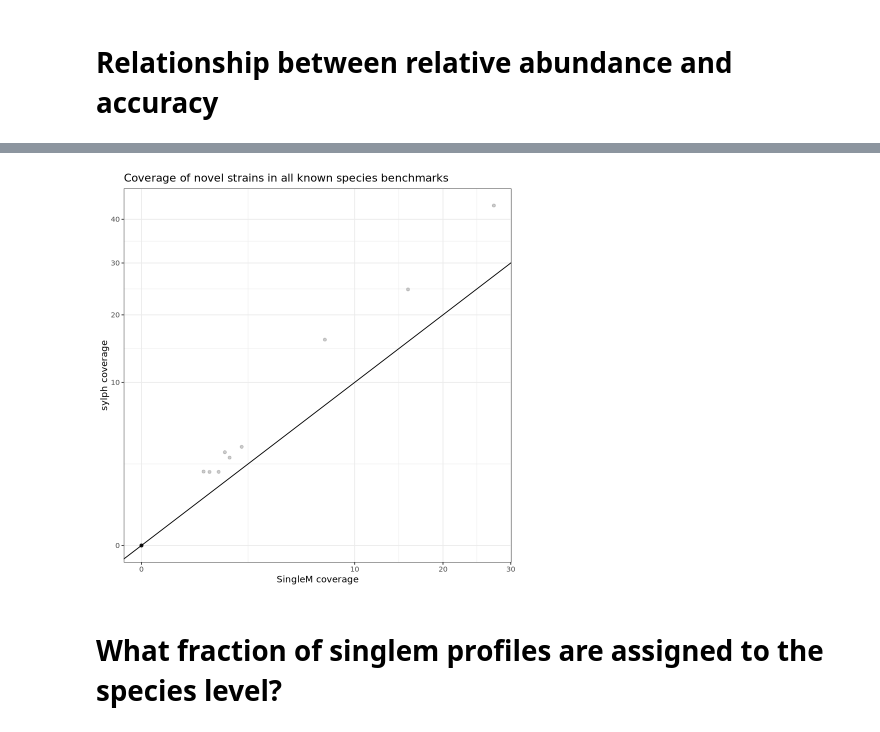
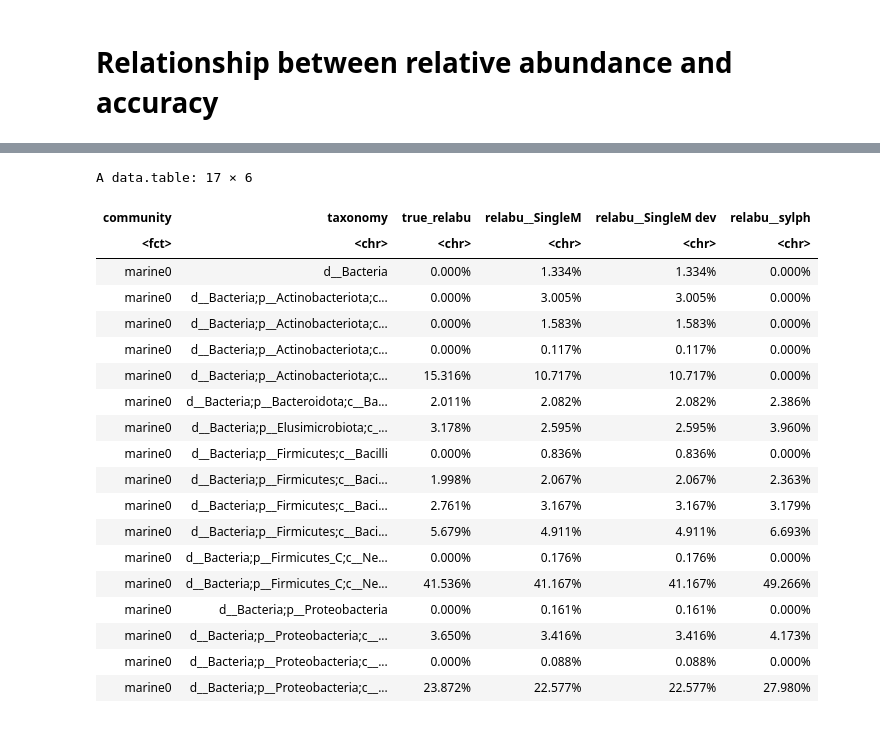
Before and after one commit to timbalam/singlem-benchmarking, a Jupyter notebook: 5_novelty/plot.ipynb, the cells around one changed output, grey strips where cells are left out. Saved outputs shown, nothing was run; the diff lists cells and outputs as text; code cells hidden in the pictures.

```diff
--- a/5_novelty/plot.ipynb
+++ b/5_novelty/plot.ipynb
@@ -163,0 +72,7 @@ ggplot(m[grep('s__', taxonomy)], aes(SingleM, sylph)) +
+# %%
+ra_cols <- grep("^relabu_|_relabu$", names(m), value = TRUE)
+mtmp = m[, which(!grepl("^coverage_|_coverage$", names(m))), with = FALSE]
+mtmp[
+    ,
+    (ra_cols) := lapply(.SD[, ra_cols, with = FALSE], scales::label_percent())
+][]
@@ -164,15 +99,32 @@ ggplot(m[grep('s__', taxonomy)], aes(SingleM, sylph)) +
 # %%
 # How well does genus level rescue some of the missing genomes? First need to remake the table with genus level, annoying since kraken profiles are filled, when the rest aren't.
-m_genus = m[, lapply(.SD, sum), by = list(community, taxonomy = gsub(';s__.*','',taxonomy))]
+mtmp_genus = m[, which(!grepl("^coverage_|_coverage$", names(m))), with = FALSE][
+    ,
+    lapply(.SD, sum),
+    by = list(community, taxonomy = gsub(';s__.*','',taxonomy))
+]
+mtmp_genus[
+    ,
+    (ra_cols) := lapply(.SD[, ra_cols, with = FALSE], scales::label_percent())
+][]
+# %% [output]
+A data.table: 17 × 6
+| community | taxonomy | true_relabu | relabu__SingleM | relabu__SingleM dev | relabu__sylph |
+| <fct> | <chr> | <chr> | <chr> | <chr> | <chr> |
+| marine0 | d__Bacteria | 0.000% | 1.334% | 1.334% | 0.000% |
+| marine0 | d__Bacteria;p__Actinobacteriota;c... | 0.000% | 3.005% | 3.005% | 0.000% |
+| marine0 | d__Bacteria;p__Actinobacteriota;c... | 0.000% | 1.583% | 1.583% | 0.000% |
+| marine0 | d__Bacteria;p__Actinobacteriota;c... | 0.000% | 0.117% | 0.117% | 0.000% |
+| marine0 | d__Bacteria;p__Actinobacteriota;c... | 15.316% | 10.717% | 10.717% | 0.000% |
+| marine0 | d__Bacteria;p__Bacteroidota;c__Ba... | 2.011% | 2.082% | 2.082% | 2.386% |
+| marine0 | d__Bacteria;p__Elusimicrobiota;c_... | 3.178% | 2.595% | 2.595% | 3.960% |
+| marine0 | d__Bacteria;p__Firmicutes;c__Bacilli | 0.000% | 0.836% | 0.836% | 0.000% |
+| marine0 | d__Bacteria;p__Firmicutes;c__Baci... | 1.998% | 2.067% | 2.067% | 2.363% |
+| marine0 | d__Bacteria;p__Firmicutes;c__Baci... | 2.761% | 3.167% | 3.167% | 3.179% |
+| marine0 | d__Bacteria;p__Firmicutes;c__Baci... | 5.679% | 4.911% | 4.911% | 6.693% |
+| marine0 | d__Bacteria;p__Firmicutes_C;c__Ne... | 0.000% | 0.176% | 0.176% | 0.000% |
+| marine0 | d__Bacteria;p__Firmicutes_C;c__Ne... | 41.536% | 41.167% | 41.167% | 49.266% |
+| marine0 | d__Bacteria;p__Proteobacteria | 0.000% | 0.161% | 0.161% | 0.000% |
+| marine0 | d__Bacteria;p__Proteobacteria;c__... | 3.650% | 3.416% | 3.416% | 4.173% |
+| marine0 | d__Bacteria;p__Proteobacteria;c__... | 0.000% | 0.088% | 0.088% | 0.000% |
+| marine0 | d__Bacteria;p__Proteobacteria;c__... | 23.872% | 22.577% | 22.577% | 27.980% |
-# %%
-ggplot(m_genus[grep('g__', taxonomy)], aes(SingleM, sylph)) +
-  geom_point(alpha = 1/5) +
-  labs(x = "SingleM coverage", y = "sylph coverage") +
-  ggtitle('Coverage of novel strains in all known species benchmarks') +
-  geom_abline(intercept=0, slope=1) +
-  scale_x_sqrt() +
-  scale_y_sqrt()
-# %% [output]
-[figure, removed]
-# %% [markdown]
-# What fraction of singlem profiles are assigned to the species level?
```
Also changed, not shown: parts of 27 cells of this notebook.
